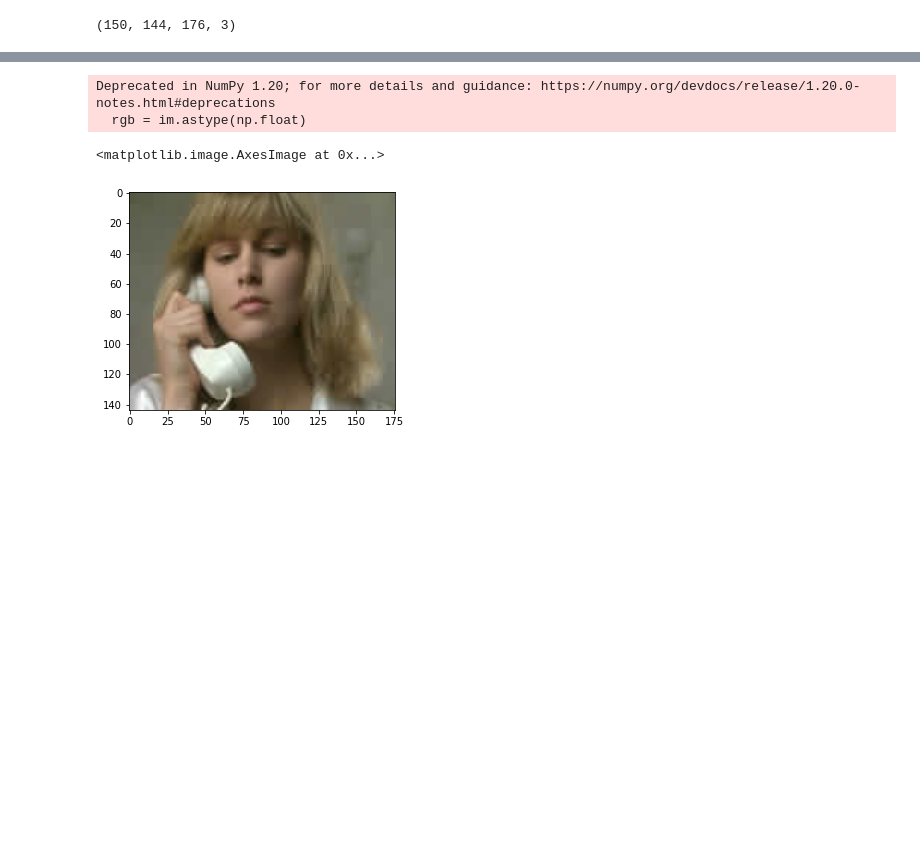
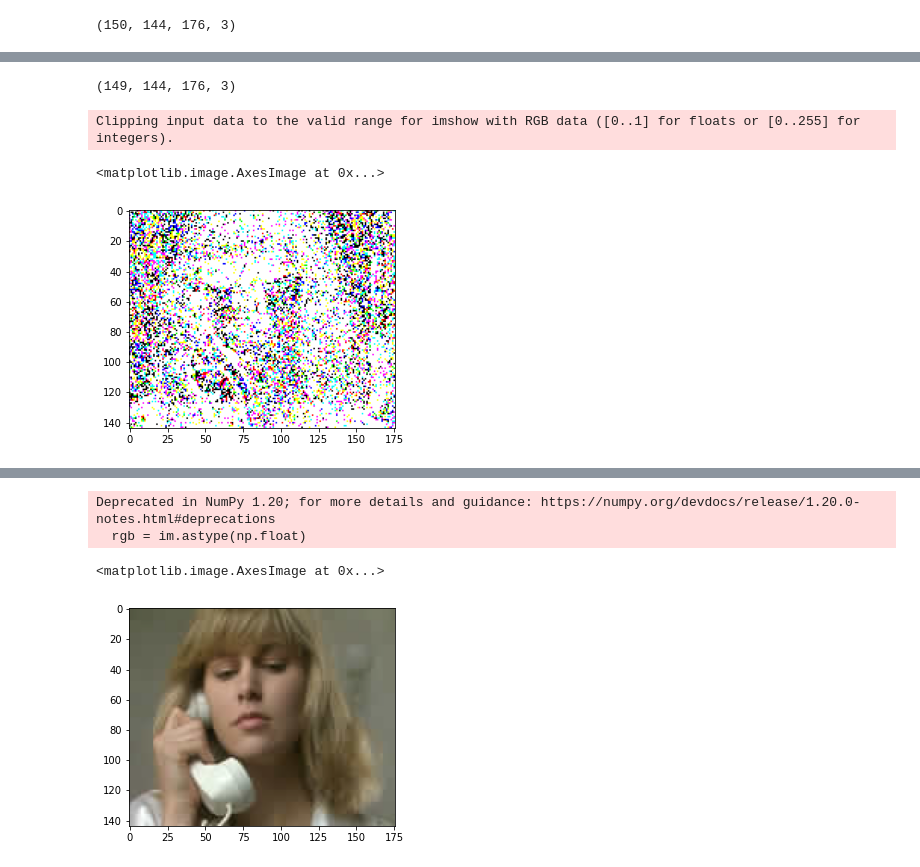
Before and after one commit to farhadhsn8/mpeg2-video-coding, a Jupyter notebook: i.ipynb, the cells around one changed output, grey strips where cells are left out. Saved outputs shown, nothing was run; the diff lists cells and outputs as text; code cells hidden in the pictures; blank space fills up the shorter version.

Commit message:
encode and decode entire video

```diff
--- a/i.ipynb
+++ b/i.ipynb
@@ -213,0 +308,3 @@ print(raw_suzie.shape)
+# %%
+dec = decoder(targetSize=(raw_suzie.shape[1], raw_suzie.shape[2]))
+decoded_suzie = dec.decode_video(coded_suzie)
@@ -213,0 +362,10 @@ print(raw_suzie.shape)
+# %%
+np.array(dec.res).shape
+# %% [output]
+(149, 144, 176, 3)
+# %%
+plt.imshow(np.array(dec.res)[10] )
+# %% [output]
+Clipping input data to the valid range for imshow with RGB data ([0..1] for floats or [0..255] for integers).
+<matplotlib.image.AxesImage at 0x...>
+[figure, added]
```
Also changed, not shown: parts of 18 cells of this notebook, 2 other files.
